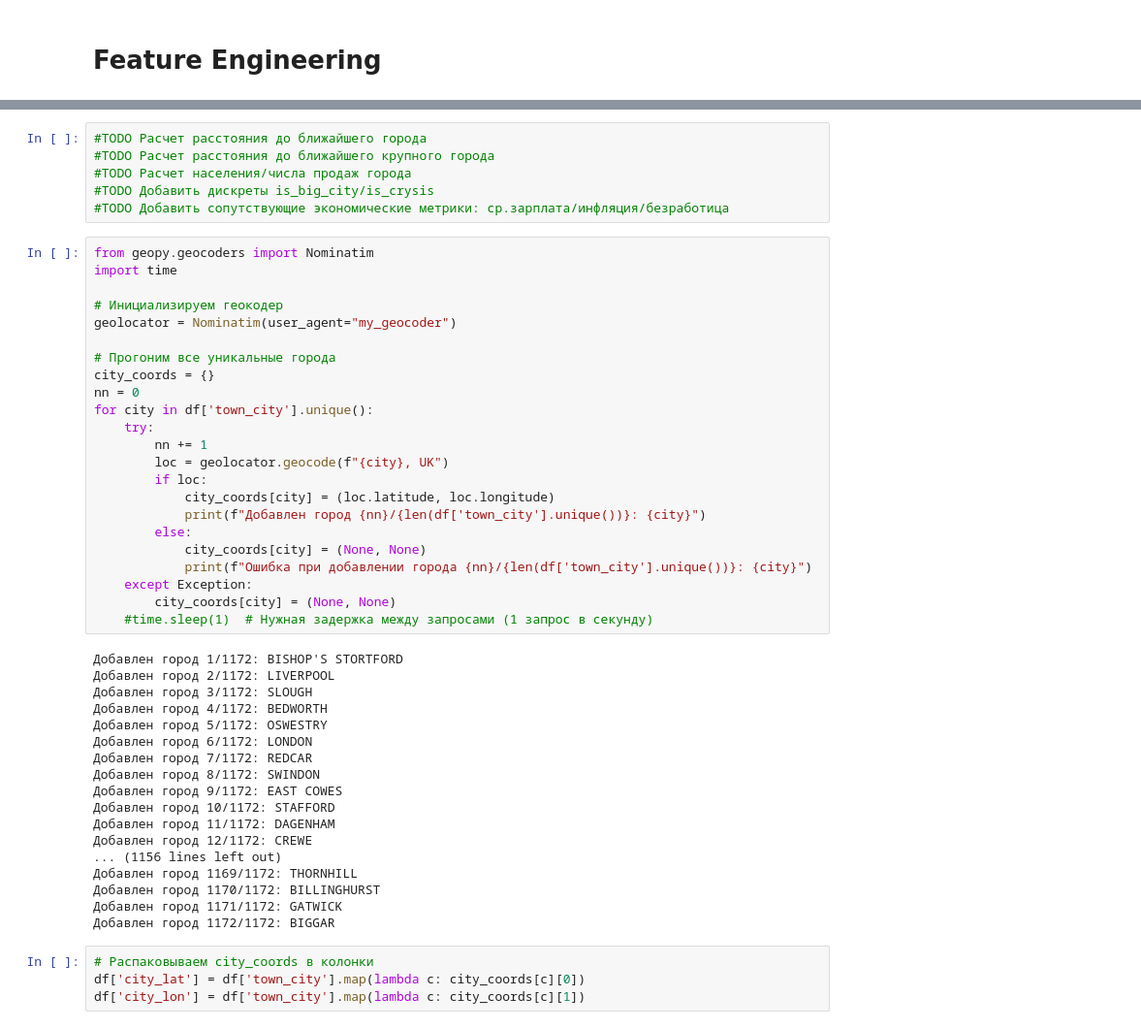
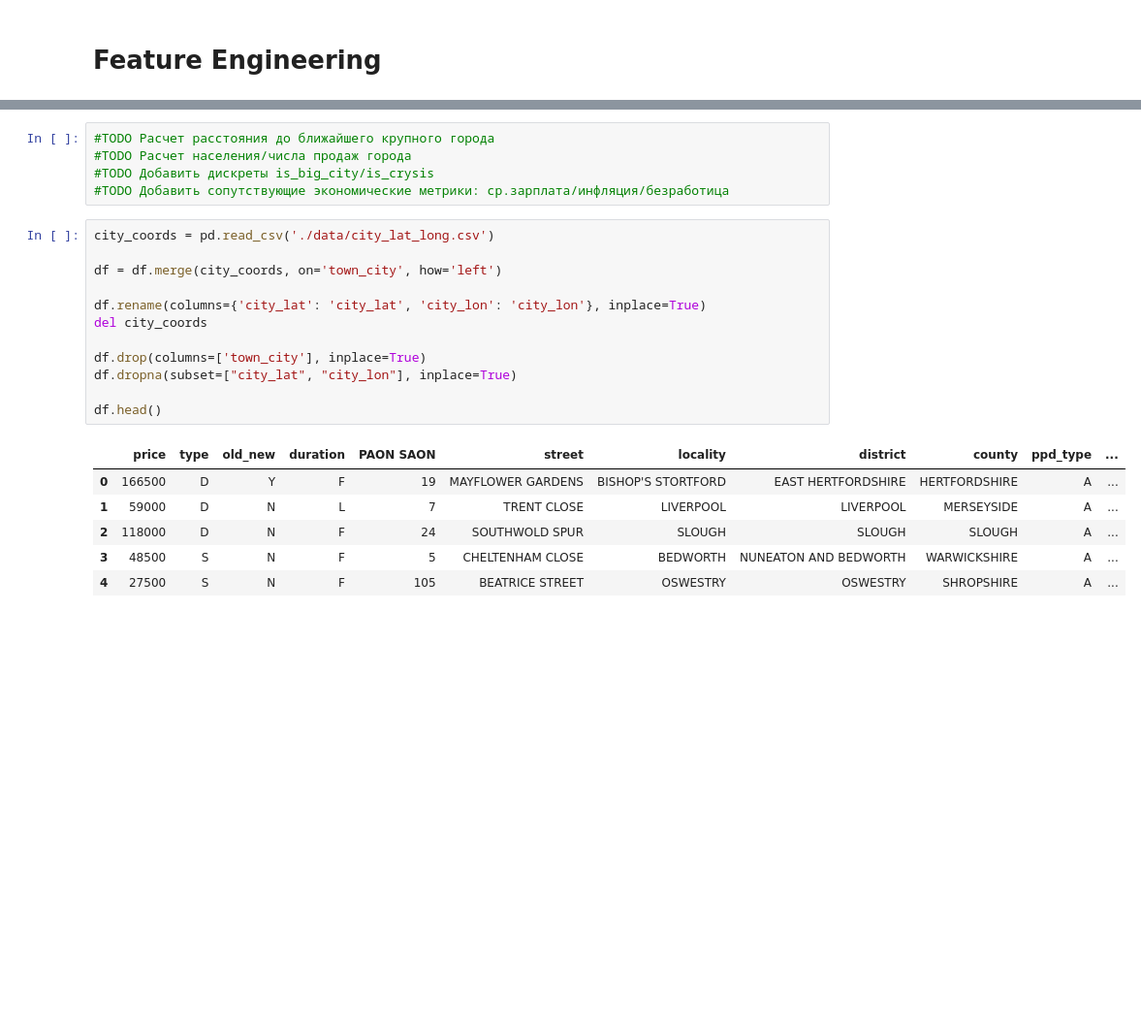
Before and after one commit to 1337Tema/HM-Land-Registry-ML-EDA-ARIMA-Geospatial, a Jupyter notebook: main.ipynb, the cells around one changed output, grey strips where cells are left out. Shown: that part at 97% size. Cells and saved outputs as stored; diff of their text form; blank space fills up the shorter version.

```diff
--- a/main.ipynb
+++ b/main.ipynb
@@ -98,54 +150,27 @@ df.head()
 # %%
-#TODO Расчет расстояния до ближайшего города
 #TODO Расчет расстояния до ближайшего крупного города
 #TODO Расчет населения/числа продаж города
 #TODO Добавить дискреты is_big_city/is_crysis
 #TODO Добавить сопутствующие экономические метрики: ср.зарплата/инфляция/безработица
-# %%
-from geopy.geocoders import Nominatim
-import time
-
-# Инициализируем геокодер
-geolocator = Nominatim(user_agent="my_geocoder")
-
-# Прогоним все уникальные города
-city_coords = {}
-nn = 0
-for city in df['town_city'].unique():
-    try:
-        nn += 1
-        loc = geolocator.geocode(f"{city}, UK")
-        if loc:
-            city_coords[city] = (loc.latitude, loc.longitude)
-            print(f"Добавлен город {nn}/{len(df['town_city'].unique())}: {city}")
-        else:
-            city_coords[city] = (None, None)
-            print(f"Ошибка при добавлении города {nn}/{len(df['town_city'].unique())}: {city}")
-    except Exception:
-        city_coords[city] = (None, None)
-    #time.sleep(1)  # Нужная задержка между запросами (1 запрос в секунду)
-# %% [output]
-Добавлен город 1/1172: BISHOP'S STORTFORD
-Добавлен город 2/1172: LIVERPOOL
-Добавлен город 3/1172: SLOUGH
-Добавлен город 4/1172: BEDWORTH
-Добавлен город 5/1172: OSWESTRY
-Добавлен город 6/1172: LONDON
-Добавлен город 7/1172: REDCAR
-Добавлен город 8/1172: SWINDON
-Добавлен город 9/1172: EAST COWES
-Добавлен город 10/1172: STAFFORD
-Добавлен город 11/1172: DAGENHAM
-Добавлен город 12/1172: CREWE
-... (1156 lines left out)
-Добавлен город 1169/1172: THORNHILL
-Добавлен город 1170/1172: BILLINGHURST
-Добавлен город 1171/1172: GATWICK
-Добавлен город 1172/1172: BIGGAR
-# %%
-# Распаковываем city_coords в колонки
-df['city_lat'] = df['town_city'].map(lambda c: city_coords[c][0])
-df['city_lon'] = df['town_city'].map(lambda c: city_coords[c][1])
+# %%
+city_coords = pd.read_csv('./data/city_lat_long.csv')
+
+df = df.merge(city_coords, on='town_city', how='left')
+
+df.rename(columns={'city_lat': 'city_lat', 'city_lon': 'city_lon'}, inplace=True)
+del city_coords
+
+df.drop(columns=['town_city'], inplace=True)
+df.dropna(subset=["city_lat", "city_lon"], inplace=True)
+
+df.head()
+# %% [output]
+|  | price | type | old_new | duration | PAON SAON | street | locality | district | county | ppd_type | ... |
+| 0 | 166500 | D | Y | F | 19 | MAYFLOWER GARDENS | BISHOP'S STORTFORD | EAST HERTFORDSHIRE | HERTFORDSHIRE | A | ... |
+| 1 | 59000 | D | N | L | 7 | TRENT CLOSE | LIVERPOOL | LIVERPOOL | MERSEYSIDE | A | ... |
+| 2 | 118000 | D | N | F | 24 | SOUTHWOLD SPUR | SLOUGH | SLOUGH | SLOUGH | A | ... |
+| 3 | 48500 | S | N | F | 5 | CHELTENHAM CLOSE | BEDWORTH | NUNEATON AND BEDWORTH | WARWICKSHIRE | A | ... |
+| 4 | 27500 | S | N | F | 105 | BEATRICE STREET | OSWESTRY | OSWESTRY | SHROPSHIRE | A | ... |
 # %%
 # Считаем расстояние
 df['dist_km'] = haversine(
```
Also changed, not shown: parts of 20 cells of this notebook, 3 other files.
